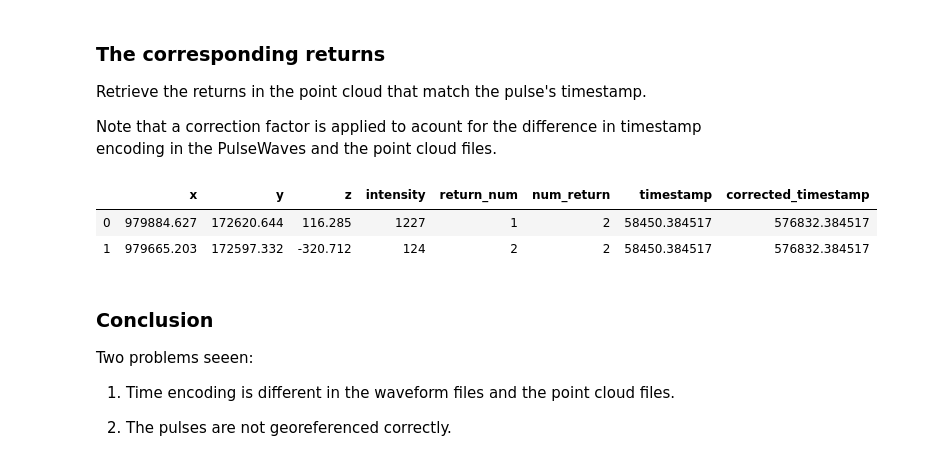
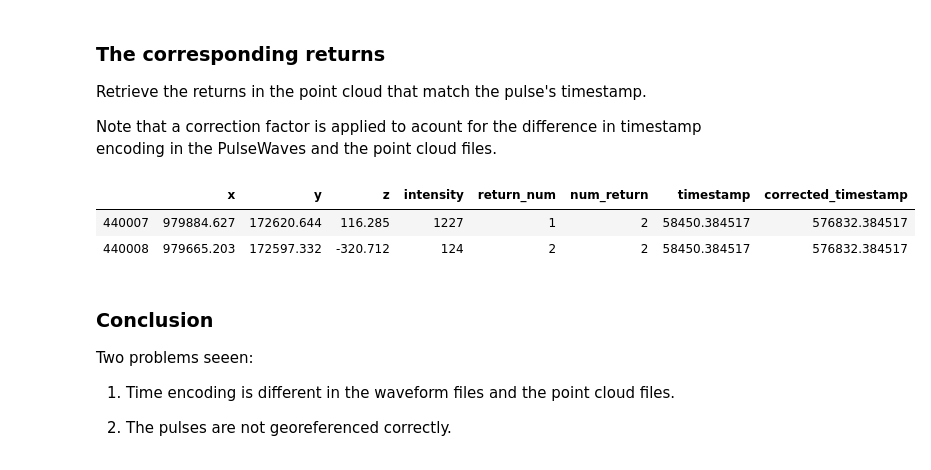
Before and after one commit to av-vo/sunsetpark, a Jupyter notebook: notebooks/06_fwf_pc_alignment.ipynb, the cells around one changed output. Drawn from its saved outputs; the diff is of its cells as text; code cells hidden in the pictures.

```diff
--- a/notebooks/06_fwf_pc_alignment.ipynb
+++ b/notebooks/06_fwf_pc_alignment.ipynb
@@ -125,28 +125,29 @@ Note that a correction factor is applied to acount for the difference in timesta
 # %%
 corr = 6*24*60*60-18
 t = timestamp - corr
 full_idx = np.arange(len(pcloud))
 diff =  np.abs(pcloud.gps_time - t)
 diff_min = np.min(diff)
 mask = diff == diff_min
 idx = full_idx[mask]
 
 pts = pd.DataFrame({
     'x': [ pcloud.get_x_scaled()[i] for i in idx ],
     'y': [ pcloud.get_y_scaled()[i] for i in idx ],
     'z': [ pcloud.get_z_scaled()[i] for i in idx ],
     'intensity': [ pcloud.get_intensity()[i] for i in idx ],
     'return_num': [ pcloud.get_return_num()[i] for i in idx ],
     'num_return': [ pcloud.get_num_returns()[i] for i in idx ],
     'timestamp': [ pcloud.get_gps_time()[i] for i in idx ],
     'corrected_timestamp': [ pcloud.get_gps_time()[i] + corr for i in idx ],
-})
+}, index = idx
+)
 
 pts
 # %% [output]
 |  | x | y | z | intensity | return_num | num_return | timestamp | corrected_timestamp |
-| 0 | 979884.627 | 172620.644 | 116.285 | 1227 | 1 | 2 | 58450.384517 | 576832.384517 |
-| 1 | 979665.203 | 172597.332 | -320.712 | 124 | 2 | 2 | 58450.384517 | 576832.384517 |
+| 440007 | 979884.627 | 172620.644 | 116.285 | 1227 | 1 | 2 | 58450.384517 | 576832.384517 |
+| 440008 | 979665.203 | 172597.332 | -320.712 | 124 | 2 | 2 | 58450.384517 | 576832.384517 |
 # %% [markdown]
 ### Conclusion
 
```
Also changed, not shown: parts of 2 cells of this notebook, 1 other file.
